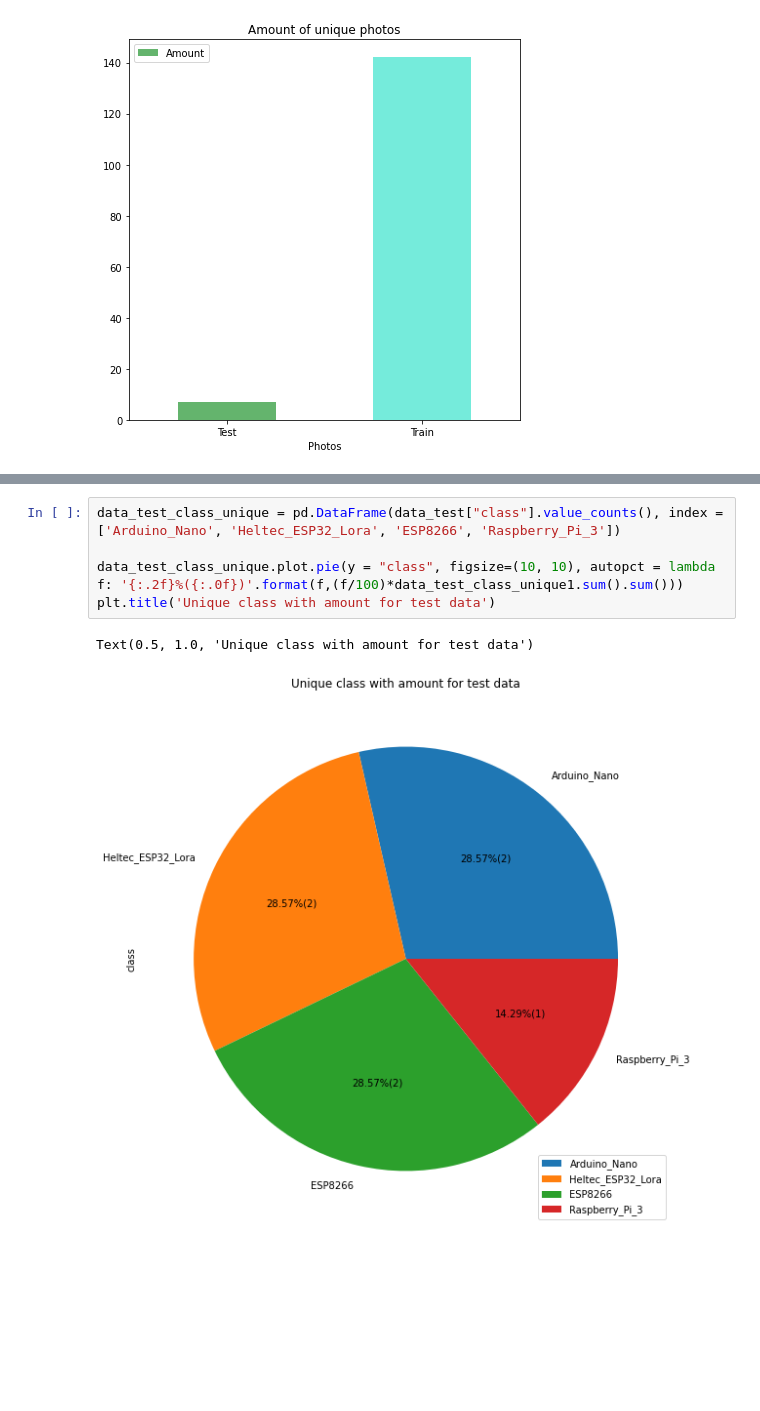
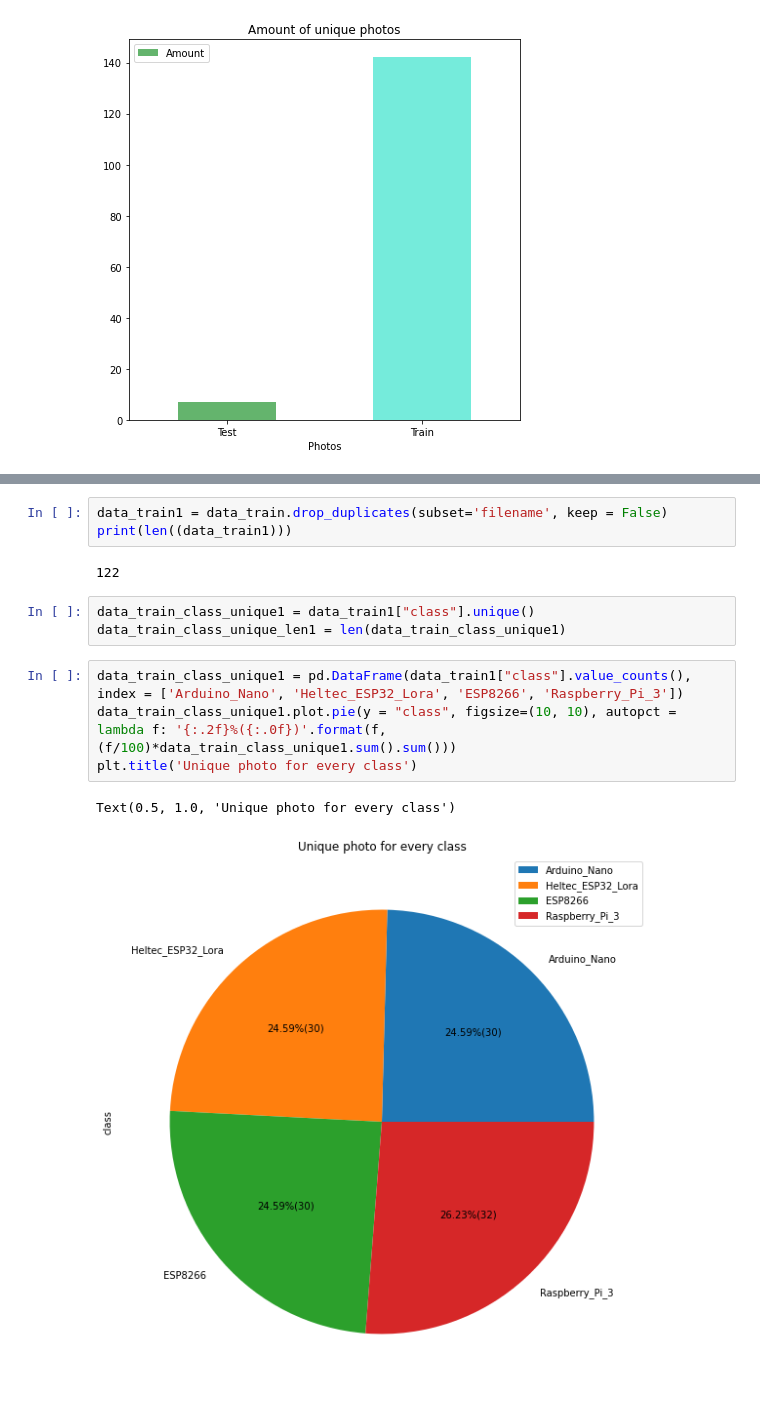
Before and after one commit to Guiners/SI-data-analysis, a Jupyter notebook: Data.ipynb, the cells around one changed output, grey strips where cells are left out. Drawn from its saved outputs; the diff is of its cells as text; blank space fills up the shorter version.

```diff
--- a/Data.ipynb
+++ b/Data.ipynb
@@ -29,8 +59,15 @@ Text(0.5, 1.0, 'Amount of unique photos')
+# %%
+data_train1 = data_train.drop_duplicates(subset='filename', keep = False)
+print(len((data_train1)))
+# %% [output]
+122
+# %%
+data_train_class_unique1 = data_train1["class"].unique()
+data_train_class_unique_len1 = len(data_train_class_unique1)
 # %%
-data_test_class_unique = pd.DataFrame(data_test["class"].value_counts(), index = ['Arduino_Nano', 'Heltec_ESP32_Lora', 'ESP8266', 'Raspberry_Pi_3'])
-
-data_test_class_unique.plot.pie(y = "class", figsize=(10, 10), autopct = lambda f: '{:.2f}%({:.0f})'.format(f,(f/100)*data_test_class_unique1.sum().sum()))
-plt.title('Unique class with amount for test data')
+data_train_class_unique1 = pd.DataFrame(data_train1["class"].value_counts(), index = ['Arduino_Nano', 'Heltec_ESP32_Lora', 'ESP8266', 'Raspberry_Pi_3'])
+data_train_class_unique1.plot.pie(y = "class", figsize=(10, 10), autopct = lambda f: '{:.2f}%({:.0f})'.format(f,(f/100)*data_train_class_unique1.sum().sum()))
+plt.title('Unique photo for every class')
 # %% [output]
-Text(0.5, 1.0, 'Unique class with amount for test data')
+Text(0.5, 1.0, 'Unique photo for every class')
-[figure, old version]
+[figure, new version]
```
Also changed, not shown: parts of 14 cells of this notebook, 4 other files.
